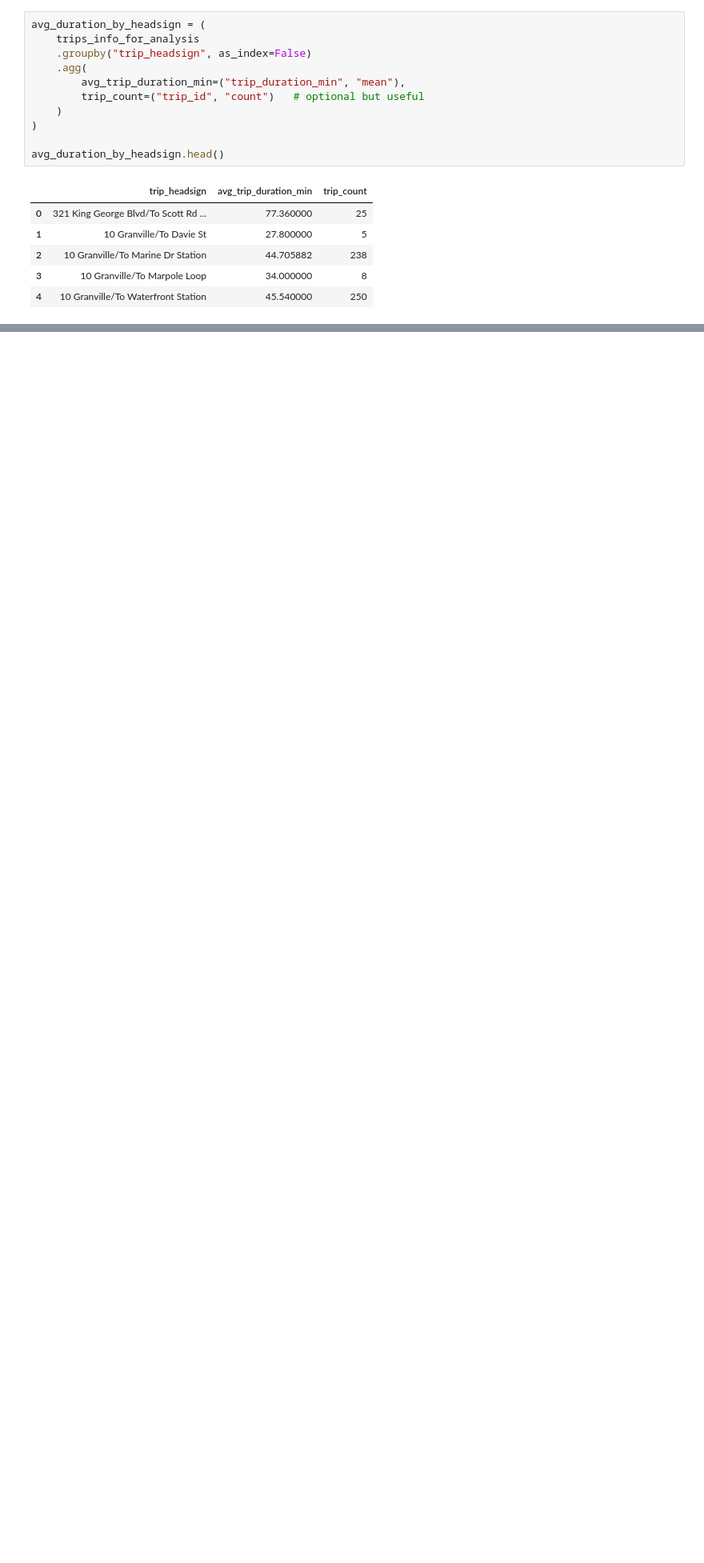
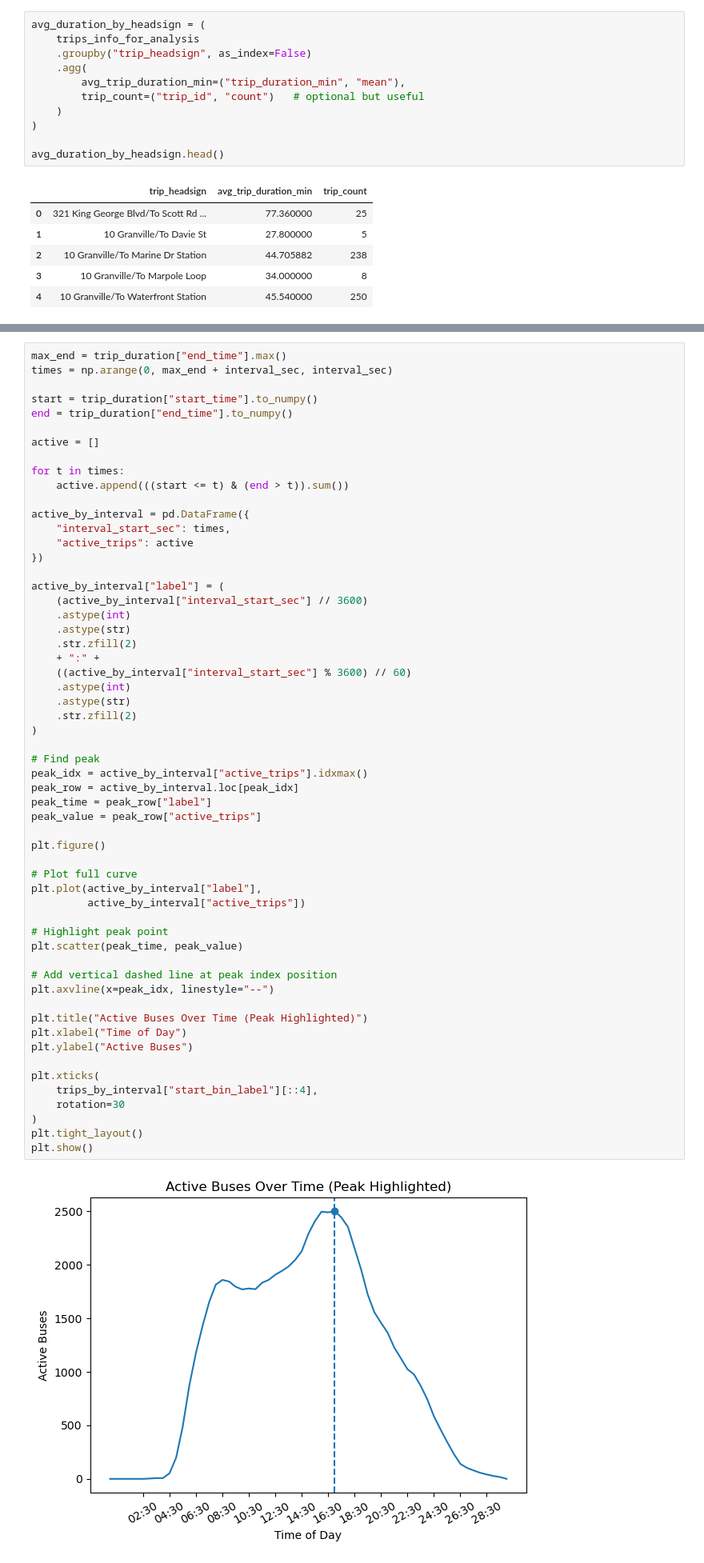
Before and after one commit to mcho04/TechStrat26, a Jupyter notebook: transit_analysis.ipynb, the cells around one changed output, grey strips where cells are left out. Shown at 80% size. Cells and saved outputs as stored; diff of their text form; blank space fills up the shorter version.

```diff
--- a/transit_analysis.ipynb
+++ b/transit_analysis.ipynb
@@ -238,0 +325,59 @@ bus_df
+# %%
+max_end = trip_duration["end_time"].max()
+times = np.arange(0, max_end + interval_sec, interval_sec)
+
+start = trip_duration["start_time"].to_numpy()
+end = trip_duration["end_time"].to_numpy()
+
+active = []
+
+for t in times:
+    active.append(((start <= t) & (end > t)).sum())
+
+active_by_interval = pd.DataFrame({
+    "interval_start_sec": times,
+    "active_trips": active
+})
+
+active_by_interval["label"] = (
+    (active_by_interval["interval_start_sec"] // 3600)
+    .astype(int)
+    .astype(str)
+    .str.zfill(2)
+    + ":" +
+    ((active_by_interval["interval_start_sec"] % 3600) // 60)
+    .astype(int)
+    .astype(str)
+    .str.zfill(2)
+)
+
+# Find peak
+peak_idx = active_by_interval["active_trips"].idxmax()
+peak_row = active_by_interval.loc[peak_idx]
+peak_time = peak_row["label"]
+peak_value = peak_row["active_trips"]
+
+plt.figure()
+
+# Plot full curve
+plt.plot(active_by_interval["label"],
+         active_by_interval["active_trips"])
+
+# Highlight peak point
+plt.scatter(peak_time, peak_value)
+
+# Add vertical dashed line at peak index position
+plt.axvline(x=peak_idx, linestyle="--")
+
+plt.title("Active Buses Over Time (Peak Highlighted)")
+plt.xlabel("Time of Day")
+plt.ylabel("Active Buses")
+
+plt.xticks(
+    trips_by_interval["start_bin_label"][::4],
+    rotation=30
+)
+plt.tight_layout()
+plt.show()
+# %% [output]
+[figure, added]
```
Also changed, not shown: parts of 12 cells of this notebook, 4 other files.
